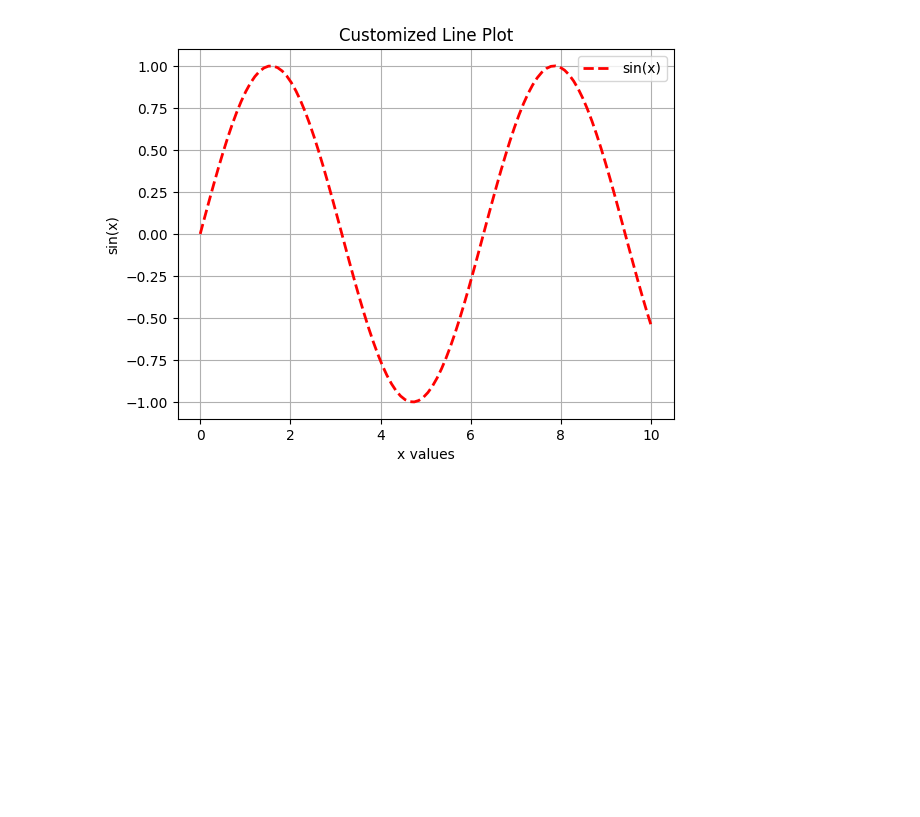
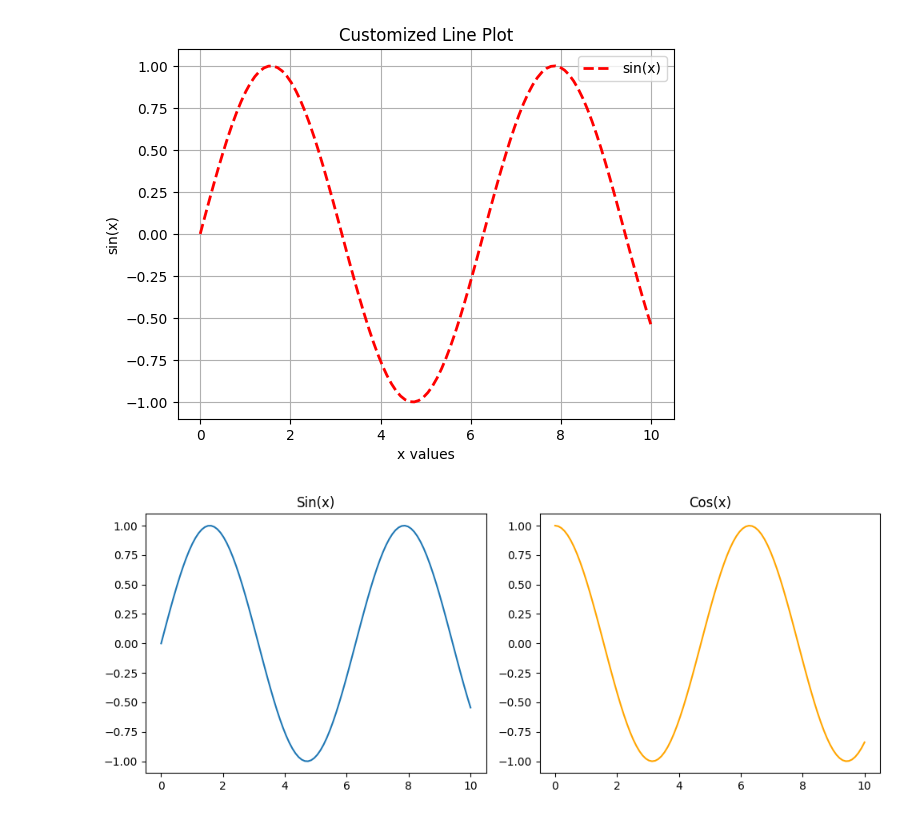
Before and after one commit to ARUNAGIRINATHAN-K/Python-For-Data-Science, a Jupyter notebook: notebooks/03_visualization_matplotlib.ipynb, the cells around one changed output. Drawn from its saved outputs; the diff is of its cells as text; code cells hidden in the pictures; blank space fills up the shorter version.

Commit message:
subplot

```diff
--- a/notebooks/03_visualization_matplotlib.ipynb
+++ b/notebooks/03_visualization_matplotlib.ipynb
@@ -76,3 +76,20 @@ plt.grid(True)
 plt.show()
 # %% [output]
 [figure]
+# %%
+x = np.linspace(0, 10, 100)
+
+plt.figure(figsize=(10, 4))
+
+plt.subplot(1, 2, 1)
+plt.plot(x, np.sin(x))
+plt.title("Sin(x)")
+
+plt.subplot(1, 2, 2)
+plt.plot(x, np.cos(x), color='orange')
+plt.title("Cos(x)")
+
+plt.tight_layout()
+plt.show()
+# %% [output]
+[figure, added]
```
